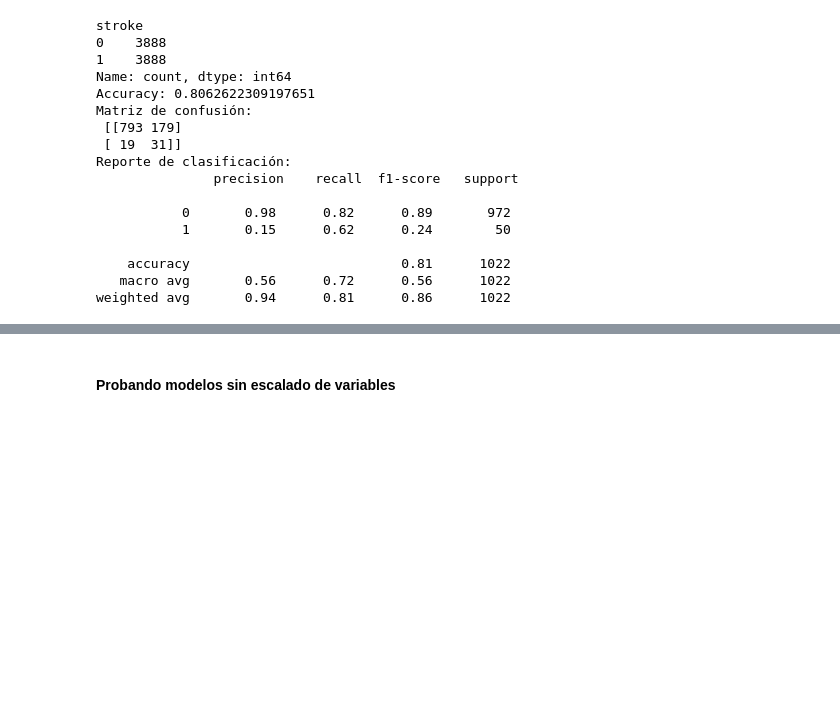
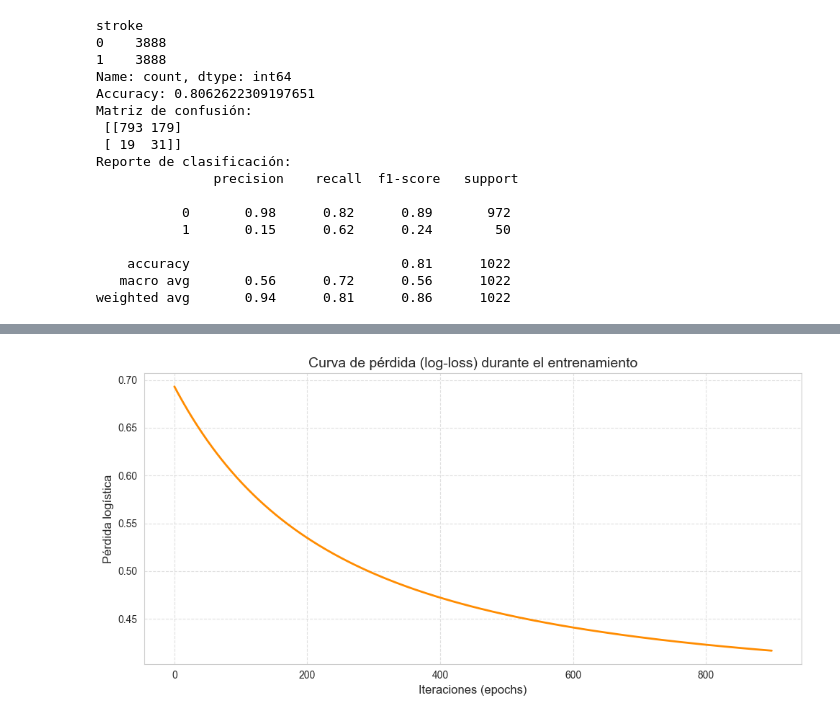
Before and after one commit to MiriamDonas00022423/ProyectoNumericoBurdenShots, a Jupyter notebook: my_regression_app/notebook/logistic_regression.ipynb, the cells around one changed output, grey strips where cells are left out. Drawn from its saved outputs; the diff is of its cells as text; code cells hidden in the pictures; blank space fills up the shorter version.

Commit message:
Models

```diff
--- a/my_regression_app/notebook/logistic_regression.ipynb
+++ b/my_regression_app/notebook/logistic_regression.ipynb
@@ -1041,0 +1508,28 @@ print("Reporte de clasificación:\n", classification_report(y_test, y_pred))
+# %%
+X = df[['age', 'bmi', 'smoke_formerly smoked', 'smoke_never smoked', 'smoke_smokes','avg_glucose_level']]
+y = df['stroke']
+
+# Dividir el dataset
+X_train, X_test, y_train, y_test = train_test_split(
+    X, y, test_size=0.2, stratify=y, random_state=42
+)
+
+# Aplicar SMOTE solo al conjunto de entrenamiento
+sm = SMOTE(random_state=42)
+X_train_balanced, y_train_balanced = sm.fit_resample(X_train, y_train)
+
+# Escalar datos primero
+scaler = StandardScaler()
+X_train_scaled = scaler.fit_transform(X_train_balanced)
+X_test_scaled = scaler.transform(X_test)
+
+# Entrenar
+model = LogisticRegressionGradientDescent(n_iterations=750, learning_rate=0.01)
+model.fit(X_train_scaled, y_train_balanced.values)
+
+#Predecir
+y_pred = model.predict(X_test_scaled)
+
+print("Accuracy:", accuracy_score(y_test, y_pred))
+print("Matriz de confusión:\n", confusion_matrix(y_test, y_pred))
+print("Reporte de clasificación:\n", classification_report(y_test, y_pred))
@@ -1042,9 +1550,11 @@ print("Reporte de clasificación:\n", classification_report(y_test, y_pred))
 # %%
-# plt.plot(model.errors)
-# plt.title("Curva de pérdida logística")
-# plt.xlabel("Iteraciones")
-# plt.ylabel("Log loss")
-# plt.grid(True)
-# plt.show()
+plt.figure(figsize=(10, 5))
+plt.plot(range(len(model.errors)), model.errors, color='darkorange', linewidth=2)
+plt.title('Curva de pérdida (log-loss) durante el entrenamiento', fontsize=14)
+plt.xlabel('Iteraciones (epochs)', fontsize=12)
+plt.ylabel('Pérdida logística', fontsize=12)
+plt.grid(True, linestyle='--', alpha=0.6)
+plt.tight_layout()
+plt.show()
+# %% [output]
+[figure, added]
-# %% [markdown]
-#### Probando modelos sin escalado de variables
```
Also changed, not shown: parts of 25 cells of this notebook.
